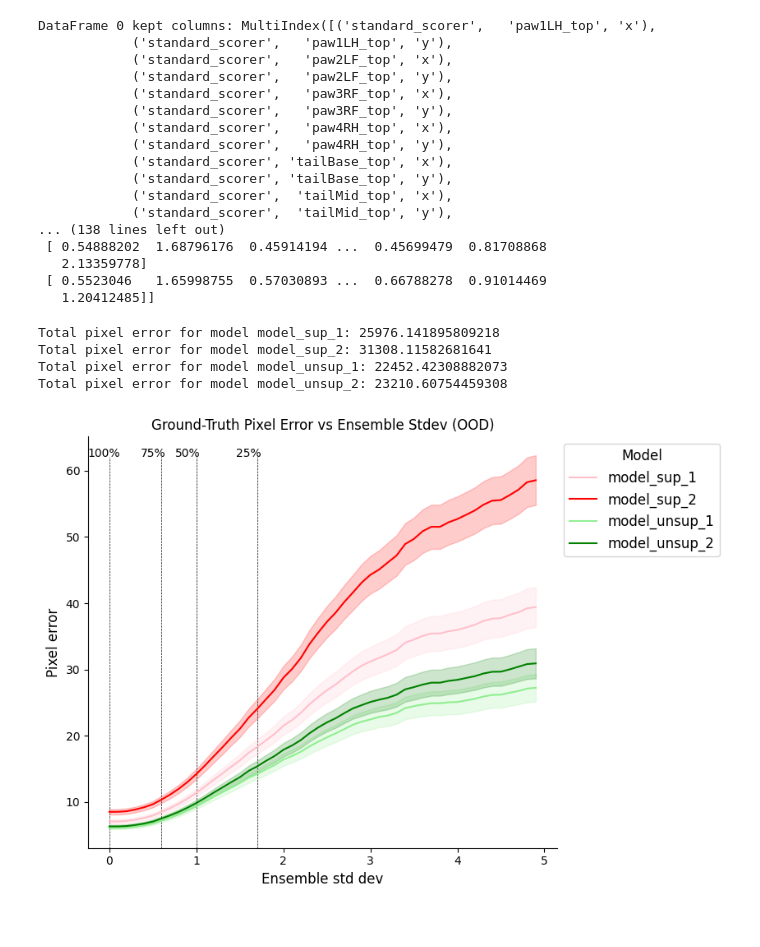
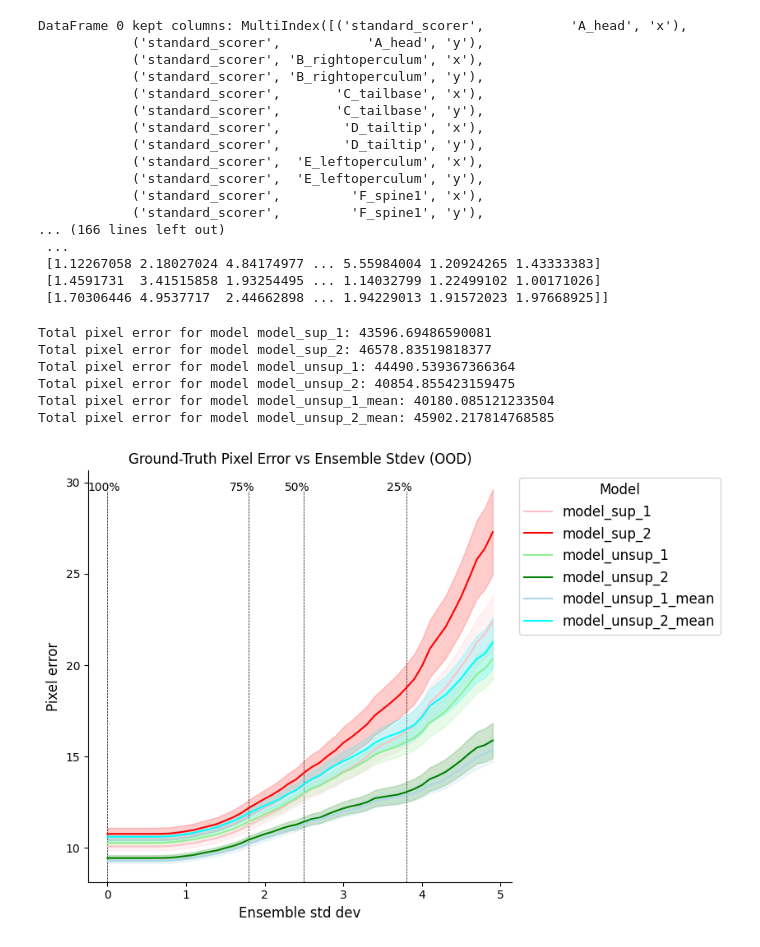
Before and after one commit to ksikka/lightning-pose, a Jupyter notebook: model_eval.ipynb, the cells around one changed output. Cells and saved outputs as stored; diff of their text form; code cells hidden in the pictures.

```diff
--- a/model_eval.ipynb
+++ b/model_eval.ipynb
@@ -5,16 +5,20 @@ from omegaconf import OmegaConf
 import numpy as np
 
 ground_truth_csv = Path(
-    "/teamspace/studios/this_studio/lightning-pose/data/mirror-mouse/CollectedData_new.csv"
+    "/teamspace/studios/this_studio/lightning-pose/data/betta/CollectedData_new.csv"
 )
 
-base_dir = Path("/teamspace/studios/this_studio/lightning-pose/outputs/ood_preds/")
+base_dir = Path("/teamspace/studios/this_studio/lightning-pose/outputs/betta_ood_preds/")
 
 model_names = [
     "model_sup_1",
     "model_sup_2",
     "model_unsup_1",
     "model_unsup_2",
+    #"model_unsup_1_median",
+    #"model_unsup_2_median",
+    "model_unsup_1_mean",
+    "model_unsup_2_mean",
 ]
 
 pred_csv_paths = [
@@ -71,23 +75,23 @@ ens_stddev = compute_ensemble_stddev(
     keypoints
 )
 # %% [output]
-DataFrame 0 kept columns: MultiIndex([('standard_scorer',   'paw1LH_top', 'x'),
-            ('standard_scorer',   'paw1LH_top', 'y'),
-            ('standard_scorer',   'paw2LF_top', 'x'),
-            ('standard_scorer',   'paw2LF_top', 'y'),
-            ('standard_scorer',   'paw3RF_top', 'x'),
-            ('standard_scorer',   'paw3RF_top', 'y'),
-            ('standard_scorer',   'paw4RH_top', 'x'),
-            ('standard_scorer',   'paw4RH_top', 'y'),
-            ('standard_scorer', 'tailBase_top', 'x'),
-            ('standard_scorer', 'tailBase_top', 'y'),
-            ('standard_scorer',  'tailMid_top', 'x'),
-            ('standard_scorer',  'tailMid_top', 'y'),
-... (138 lines left out)
- [ 0.54888202  1.68796176  0.45914194 ...  0.45699479  0.81708868
-   2.13359778]
- [ 0.5523046   1.65998755  0.57030893 ...  0.66788278  0.91014469
-   1.20412485]]
+DataFrame 0 kept columns: MultiIndex([('standard_scorer',           'A_head', 'x'),
+            ('standard_scorer',           'A_head', 'y'),
+            ('standard_scorer', 'B_rightoperculum', 'x'),
+            ('standard_scorer', 'B_rightoperculum', 'y'),
+            ('standard_scorer',       'C_tailbase', 'x'),
+            ('standard_scorer',       'C_tailbase', 'y'),
+            ('standard_scorer',        'D_tailtip', 'x'),
+            ('standard_scorer',        'D_tailtip', 'y'),
+            ('standard_scorer',  'E_leftoperculum', 'x'),
+            ('standard_scorer',  'E_leftoperculum', 'y'),
+            ('standard_scorer',         'F_spine1', 'x'),
+            ('standard_scorer',         'F_spine1', 'y'),
+... (166 lines left out)
+ ...
+ [1.12267058 2.18027024 4.84174977 ... 5.55984004 1.20924265 1.43333383]
+ [1.4591731  3.41515858 1.93254495 ... 1.14032799 1.22499102 1.00171026]
+ [1.70306446 4.9537717  2.44662898 ... 1.94229013 1.91572023 1.97668925]]
 # %%
 # Record pixel errors along with ensemble variances
 df_w_vars = []
@@ -111,10 +115,12 @@ for df_error, model_name in zip(df_error_list, model_names):
 
 df_w_vars = pd.concat(df_w_vars)
 # %% [output]
-Total pixel error for model model_sup_1: 25976.141895809218
-Total pixel error for model model_sup_2: 31308.11582681641
-Total pixel error for model model_unsup_1: 22452.42308882073
-Total pixel error for model model_unsup_2: 23210.60754459308
+Total pixel error for model model_sup_1: 43596.69486590081
+Total pixel error for model model_sup_2: 46578.83519818377
+Total pixel error for model model_unsup_1: 44490.539367366364
+Total pixel error for model model_unsup_2: 40854.855423159475
+Total pixel error for model model_unsup_1_mean: 40180.085121233504
+Total pixel error for model model_unsup_2_mean: 45902.217814768585
 # %%
 import matplotlib.pyplot as plt
 import seaborn as sns
@@ -211,34 +217,38 @@ def _get_plot_df(model_names, std_vals, df_w_vars):
             )
     df_line2 = pd.concat(df_line2)
     return n_points_dict, df_line2
 
 
 std_vals = np.arange(0, 5, 0.1)
 n_points_dict, df_line2 = _get_plot_df(model_names, std_vals, df_w_vars)
 
 percentile_values, percentiles = compute_percentiles(
     arr=n_points_dict[model_names[0]],
     std_vals=std_vals,
     percentiles=[100, 75, 50, 25],
 )
 
 legend_labels = {
     "model_sup_1": "Supervised 1",
     "model_sup_2": "Supervised 2",
     "model_unsup_1": "Unupervised 1",
     "model_unsup_2": "Unupervised 2",
 }
 
 color_mapping = {
     "model_sup_1": "pink",
     "model_sup_2": "red",
     "model_unsup_1": "lightgreen",
     "model_unsup_2": "green",
+    #'model_unsup_1_median': 'lightblue',
+    #'model_unsup_2_median': 'cyan',
+    'model_unsup_1_mean': 'lightblue',
+    'model_unsup_2_mean': 'cyan',
 }
 
 plot(model_names, df_line2, percentiles, percentile_values, legend_labels, color_mapping)
 # %% [output]
-[figure, old version]
+[figure, new version]
 # %%
 df_line2
 # %% [output]
```
Also changed, not shown: parts of 2 cells of this notebook, 1 other file.
